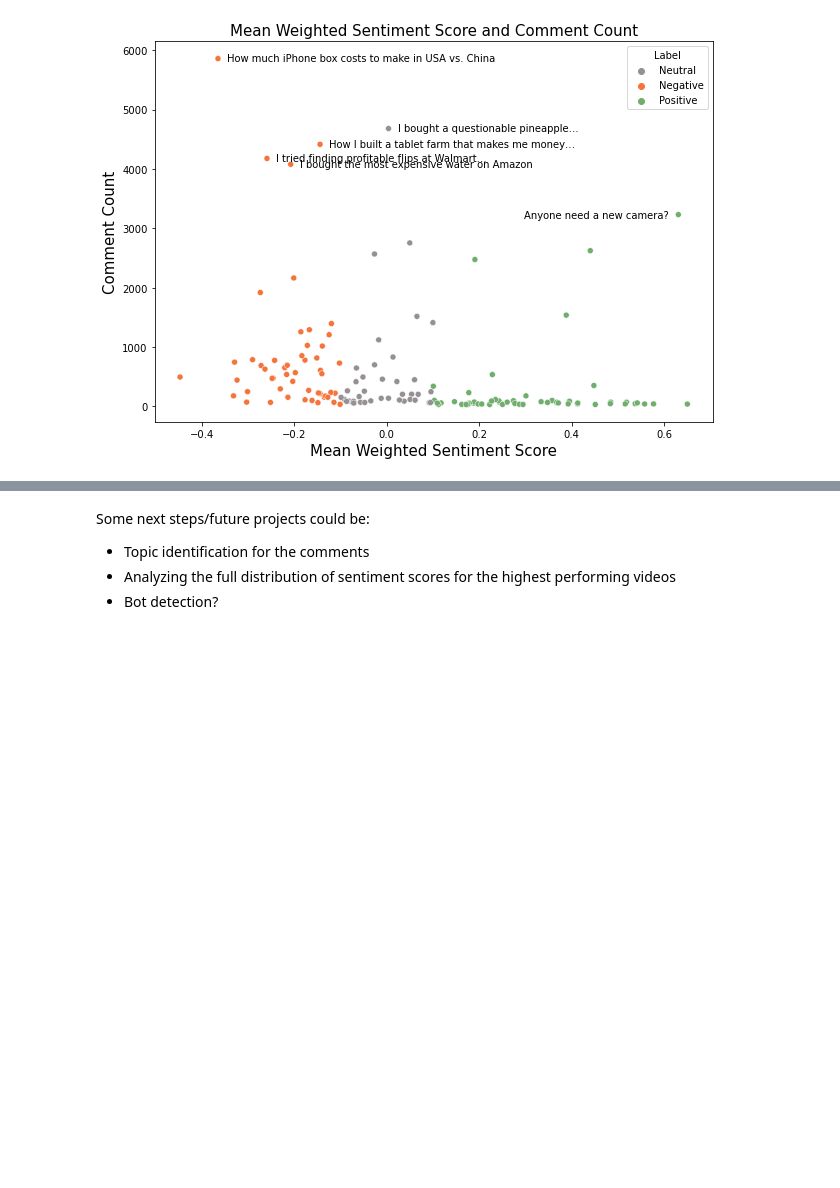
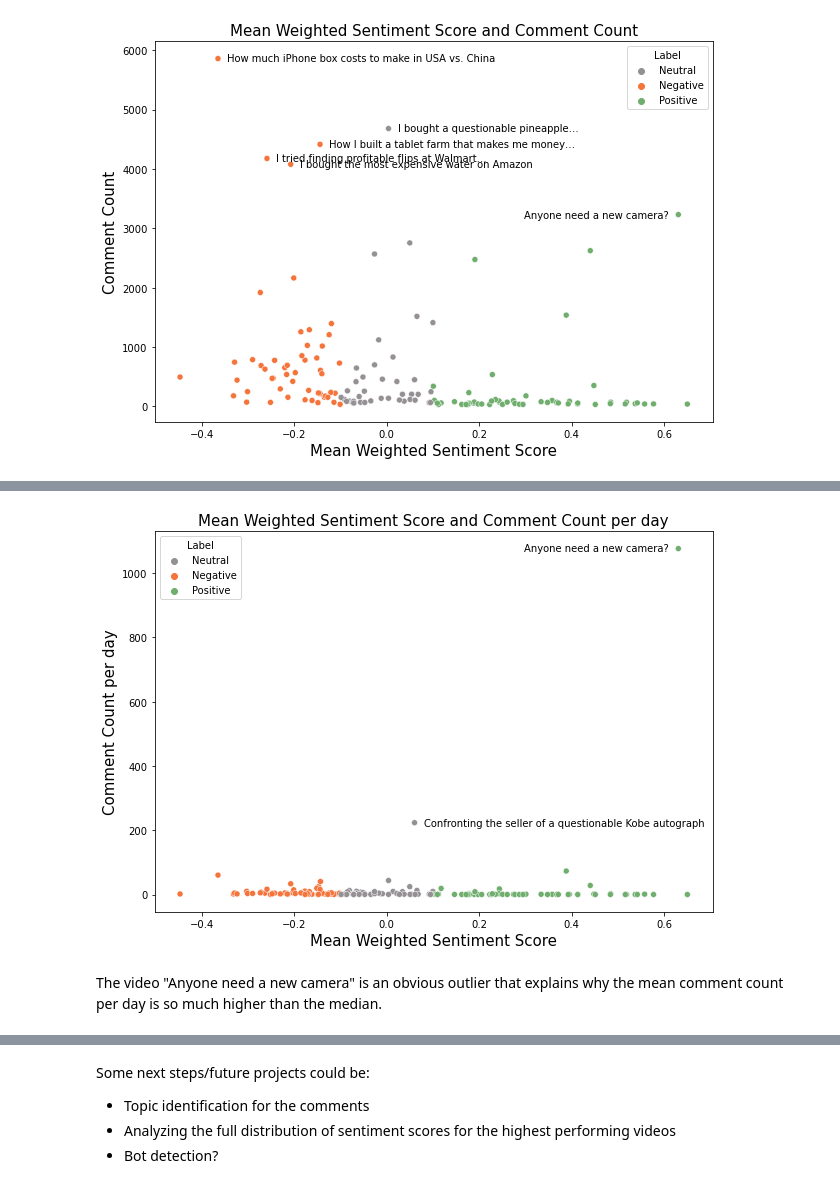
Before and after one commit to salaz055/youtube_comments_project, a Jupyter notebook: youtube_comments_analysis.ipynb, the cells around one changed output, grey strips where cells are left out. Saved outputs shown, nothing was run; the diff lists cells and outputs as text; code cells hidden in the pictures; blank space fills up the shorter version.

```diff
--- a/youtube_comments_analysis.ipynb
+++ b/youtube_comments_analysis.ipynb
@@ -674,0 +720,22 @@ Text(0.5, 0, '')
+# %%
+plt.figure(figsize= (10 , 7))
+ax = sns.scatterplot(data = video_info , x = 'mean_weighted_sentiment_score' , y = 'comment_count_per_day' , hue = 'sentiment_label' , palette = palette , hue_order=hue_order)
+plt.title("Mean Weighted Sentiment Score and Comment Count per day" , size = 15)
+plt.ylabel("Comment Count per day" , size = 15)
+plt.xlabel("Mean Weighted Sentiment Score", size = 15)
+plt.legend(title = "Label")
+#plt.yticks(ticks = [0 , 10000000 , 20000000 , 30000000] , labels = ["0" , "10M" , "20M" , "30M"])
+
+
+idx = video_info['comment_count_per_day'] > 200
+for i,row in video_info.loc[idx].iterrows():
+  ax.annotate(row["video_title"],
+                xy = (row["mean_weighted_sentiment_score"] + 0.02 ,row["comment_count_per_day"]) if row['mean_weighted_sentiment_score'] < 0.4
+                      else (row["mean_weighted_sentiment_score"] - 0.02 ,row["comment_count_per_day"]),
+                xycoords='data',
+                horizontalalignment= 'left' if row['mean_weighted_sentiment_score'] < 0.4 else 'right',verticalalignment='center' , fontsize = 10,
+                );
+# %% [output]
+[figure, added]
+# %% [markdown]
+The video "Anyone need a new camera" is an obvious outlier that explains why the mean comment count per day is so much higher than the median.
```
Also changed, not shown: parts of 14 cells of this notebook, 1 other file.
